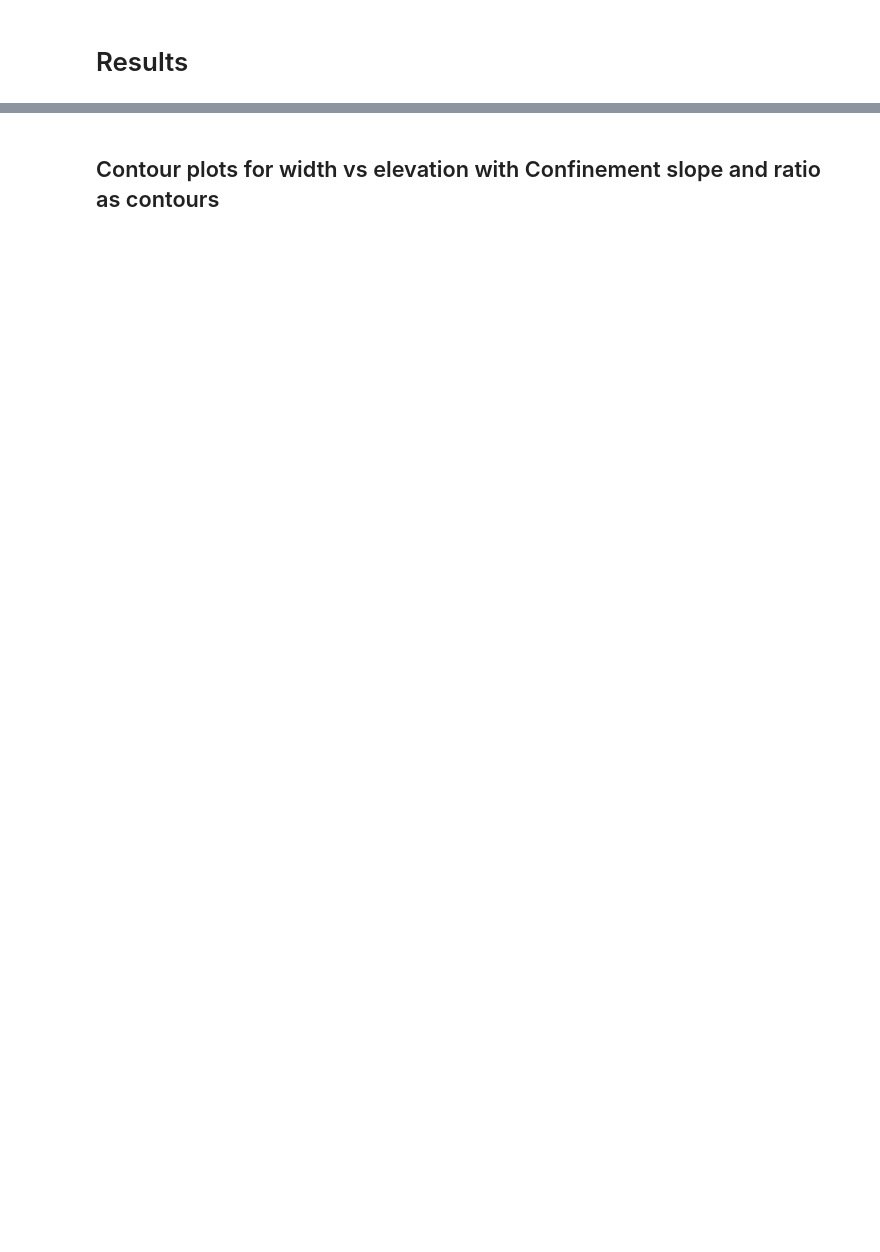
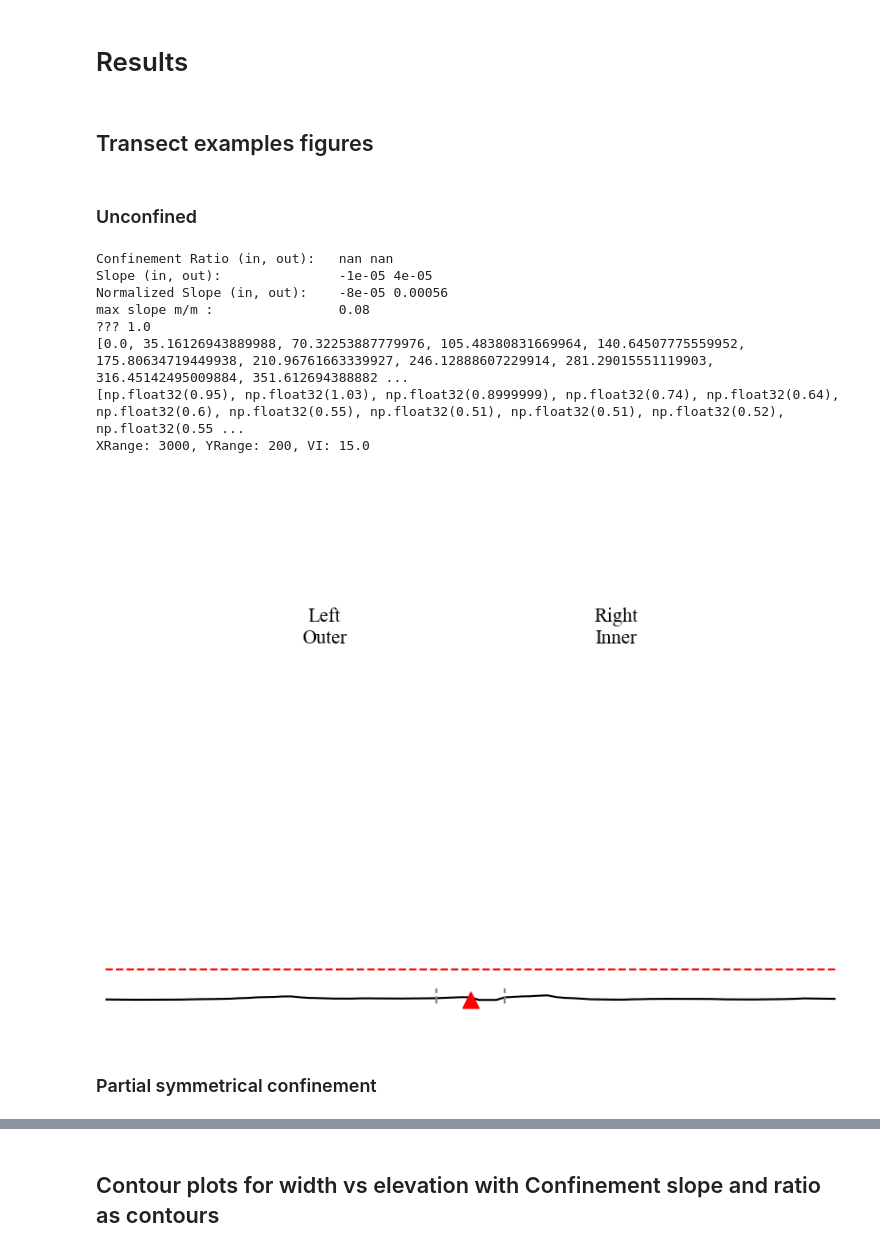
Before and after one commit to niekcde/river-confinement, a Jupyter notebook: pipeline/final_results.ipynb, the cells around one changed output, grey strips where cells are left out. Drawn from its saved outputs; the diff is of its cells as text; code cells hidden in the pictures; blank space fills up the shorter version.

```diff
--- a/pipeline/final_results.ipynb
+++ b/pipeline/final_results.ipynb
@@ -127,17 +174,15 @@ DEMprojection = 'EPSG:4326'
 create_new = False
 cross_token = format_factor_token(crossFactor)
 
-vector_save_file = project_paths.new_segments_vector_dir / f'{cont}_{contID}_reach_new_segments.gpkg'
-node_candidates = sorted(project_paths.swot_nodes_dir.glob(f'{cont}*17*gpkg'))
-if len(node_candidates) == 0:
-    raise FileNotFoundError(f'No Step 1 node file found for continent {cont} in {project_paths.swot_nodes_dir}')
-node_save_file = node_candidates[0]
+directory = '/Volumes/PhD/'
+vector_save_file = directory + f'confinement/results/new_segments/vector/{cont}_{contID}_reach_new_segments.gpkg'
+node_save_file = directory + f'SWORD/v17/GPKG/{cont}_sword_nodes_v17.gpkg'
 
-df     = gpd.read_file(vector_save_file)
+df_cfc = gpd.read_file(vector_save_file)
 dfNode = gpd.read_file(node_save_file)
 
 # adjust str values to int or float
-df   = adjust_new_segments(df)
+df_cfc   = adjust_new_segments(df_cfc)
 # %%
 # open confinement and smoothing factor
 cross_token = format_factor_token(crossFactor)
@@ -159,8 +204,13 @@ smooth_factor_file = project_paths.reference_tables_dir / 'smoothingFactor.csv'
 if smooth_factor_file.exists():
     dfSF = pd.read_csv(smooth_factor_file)
 else:
-    smooth_factor(df, str(project_paths.results_root))
+    smooth_factor(df_cfc, str(project_paths.results_root))
     dfSF = pd.read_csv(smooth_factor_file)
+
+
+# df_cfc   = adjust_new_segments(df_cfc)
+# dfCF = pd.read_csv('/Volumes/PhD/confinement/results/confinement_factor.csv')
+# dfSF = pd.read_csv('/Volumes/PhD/confinement/results/smoothingFactor.csv')
 # %%
 vrt_path = project_paths.fabdem_vrt
 if vrt_path.exists():
@@ -190,7 +227,6 @@ ids = [6130]
 # %%
-
 def run_var_extraction(id):
-        dfReach      = df[df['combined_reach_id'] == id].copy()
+        dfReach      = df_cfc[df_cfc['combined_reach_id'] == id].copy()
         dfReachNodes = dfNode[dfNode['reach_id'].isin(dfReach['reach_id'].values)].copy()
 
         GroupedCRS = dfReach.groupby('localCRS', as_index = False).size()
@@ -199,9 +235,9 @@ def run_var_extraction(id):
 
         dfReach      = dfReach.to_crs(reachCRS)
         dfReachNodes = dfReachNodes.to_crs(reachCRS)
-        df.loc[dfReach.index, 'combined_reach_crs'] = reachCRS
+        df_cfc.loc[dfReach.index, 'combined_reach_crs'] = reachCRS
 
-        combinedLine, _, _ = merge_centerlines(dfReach, df, reachCRS)
+        combinedLine, _, _ = merge_centerlines(dfReach, df_cfc, reachCRS)
 
 
         ###########################
@@ -218,7 +254,7 @@ def run_var_extraction(id):
         # Width Ratio
         ###########################
         widthRatio = dfReachNodes['width'] / dfReachNodes['max_width']
-        df.loc[dfReach.index, 'widthRatio'] = np.nanmean(widthRatio)
+        df_cfc.loc[dfReach.index, 'widthRatio'] = np.nanmean(widthRatio)
 
         ###########################
         # Smoothing
@@ -254,11 +290,6 @@ def run_var_extraction(id):
         return (dfReach, combinedLine, po,pi,cdo, cdi,lineOut, lineInn, leftRightConf, lineSlope, bendHeight,
                 sin, bendSin,inf, infT, amplitudes, apexPList, apexPOList, curveList, bendLines,
                 infLines,bendWidths, bendMaxWidths, bendDO, bendLen, bendFacc, reachCRS)
-
-
-dfReach, combinedLine, po,pi,cdo, cdi,lineOut, lineInn, leftRightConf, lineSlope, bendHeight,\
-         sin, bendSin,inf, infT, amplitudes, apexPList, apexPOList, curveList, bendLines,\
-                infLines,bendWidths, bendMaxWidths, bendDO, bendLen, bendFacc, reachCRS = run_var_extraction(6130)
 # %%
 def apexWidth(apexP, dfN):
     dfApex = gpd.GeoDataFrame({'geometry':apexP.buffer(200)}, crs = reachCRS, index = [0])
@@ -598,2 +678,25 @@ max slope m/m :                1.72093
 # %% [markdown]
 # Results
+# %% [markdown]
+## Transect examples figures
+# %% [markdown]
+### Unconfined
+# %%
+dfReach_unc, combinedLine, po,pi,cdo, cdi,lineOut, lineInn, leftRightConf, lineSlope, bendHeight,\
+         sin, bendSin,inf, infT, amplitudes, apexPList, apexPOList, curveList, bendLines,\
+                infLines,bendWidths, bendMaxWidths, bendDO, bendLen, bendFacc, reachCRS = run_var_extraction(5847.0)
+
+figureType = 'Unconfined'
+plot(0, dfReach_unc, 2, True, False, figureType, hillshade_mode='soft_light', hillshade_alpha=1)
+# %% [output]
+Confinement Ratio (in, out):   nan nan
+Slope (in, out):               -1e-05 4e-05
+Normalized Slope (in, out):    -8e-05 0.00056
+max slope m/m :                0.08
+??? 1.0
+[0.0, 35.16126943889988, 70.32253887779976, 105.48380831669964, 140.64507775559952, 175.80634719449938, 210.96761663339927, 246.12888607229914, 281.29015551119903, 316.45142495009884, 351.612694388882 ...
+[np.float32(0.95), np.float32(1.03), np.float32(0.8999999), np.float32(0.74), np.float32(0.64), np.float32(0.6), np.float32(0.55), np.float32(0.51), np.float32(0.51), np.float32(0.52), np.float32(0.55 ...
+XRange: 3000, YRange: 200, VI: 15.0
+[figure, added]
+# %% [markdown]
+### Partial symmetrical confinement
```
Also changed, not shown: parts of 34 cells of this notebook.
